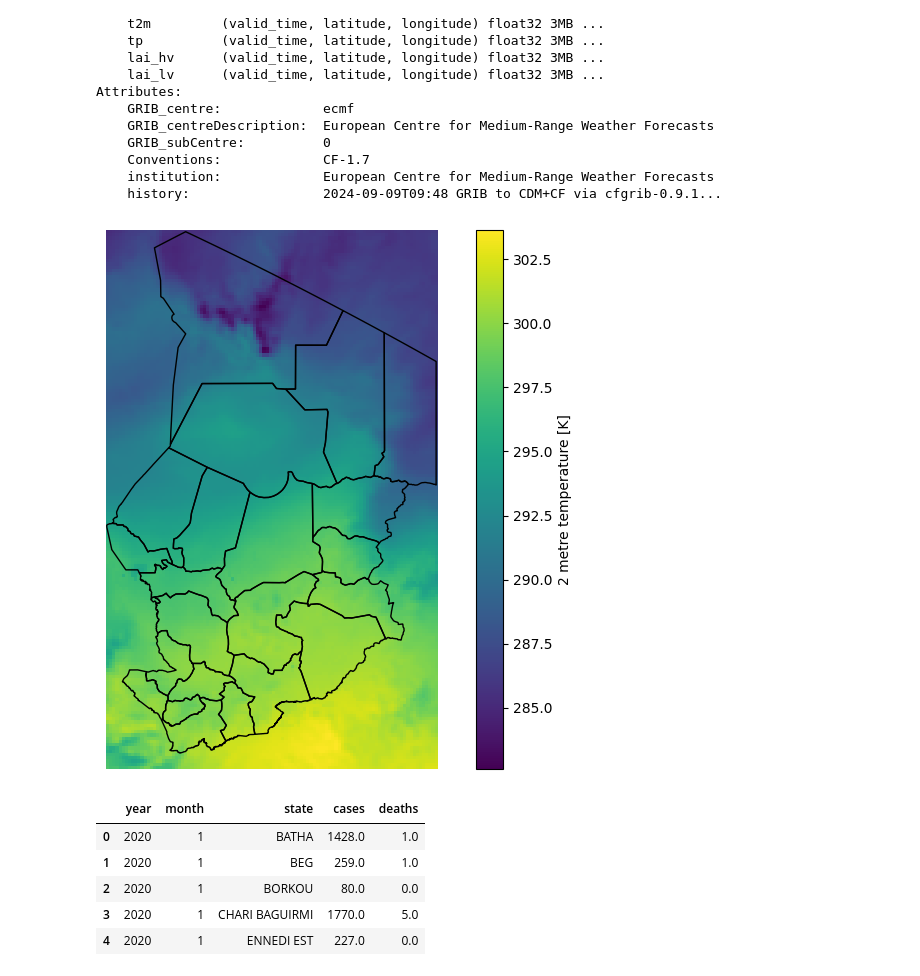
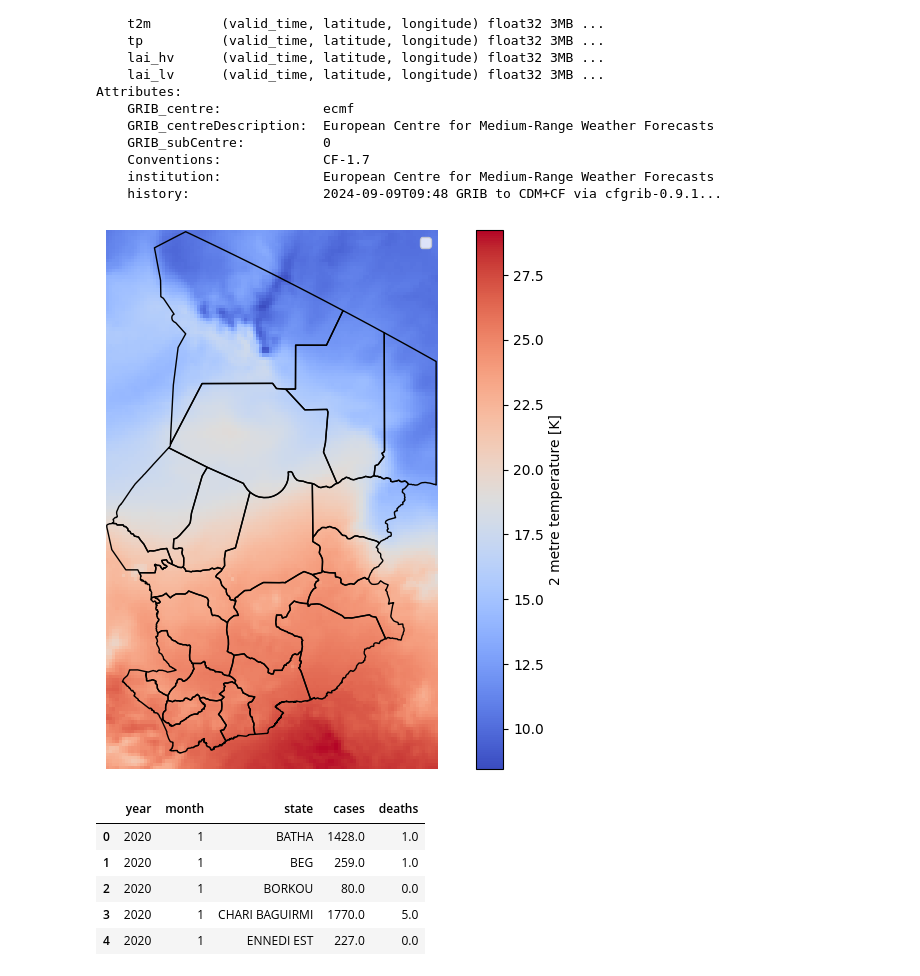
Before and after one commit to beria-kalpelbe/malaria-risk-prediction, a Jupyter notebook: notebooks/display-data.ipynb, the cells around one changed output. Saved outputs shown, nothing was run; the diff lists cells and outputs as text; code cells hidden in the pictures.

Commit message:
Data preprocessing and data description

```diff
--- a/notebooks/display-data.ipynb
+++ b/notebooks/display-data.ipynb
@@ -26,22 +26,24 @@ Attributes:
 # %%
 import numpy as  np
 import geopandas as gpd
 import matplotlib.pyplot as plt
 import cartopy.crs as ccrs
 
 plt.figure(figsize=(10, 7))
 ax = plt.axes(projection=ccrs.PlateCarree())
 
-tps = original_climate_data['t2m'].sel(valid_time='2023-01-01T00:00:00')
-tps.plot(ax=ax)
+tps = original_climate_data['t2m'].sel(valid_time='2020-01-01T00:00:00')
+tps.values -= 273.15 # Convert to Celsius
+tps.plot(ax=ax, cmap='coolwarm')
 
 map_data = gpd.read_file('../data/chadgeodata/geoBoundaries-TCD-ADM1-all/geoBoundaries-TCD-ADM1.geojson')
 map_data.plot(color='none', edgecolor='black', ax=ax)
 plt.axis('off')
 plt.title('')
+plt.legend('')
 plt.show()
 # %% [output]
-[figure, old version]
+[figure, new version]
 # %%
 import pandas as pd
 
```
Also changed, not shown: parts of 9 cells of this notebook, 54 other files.
